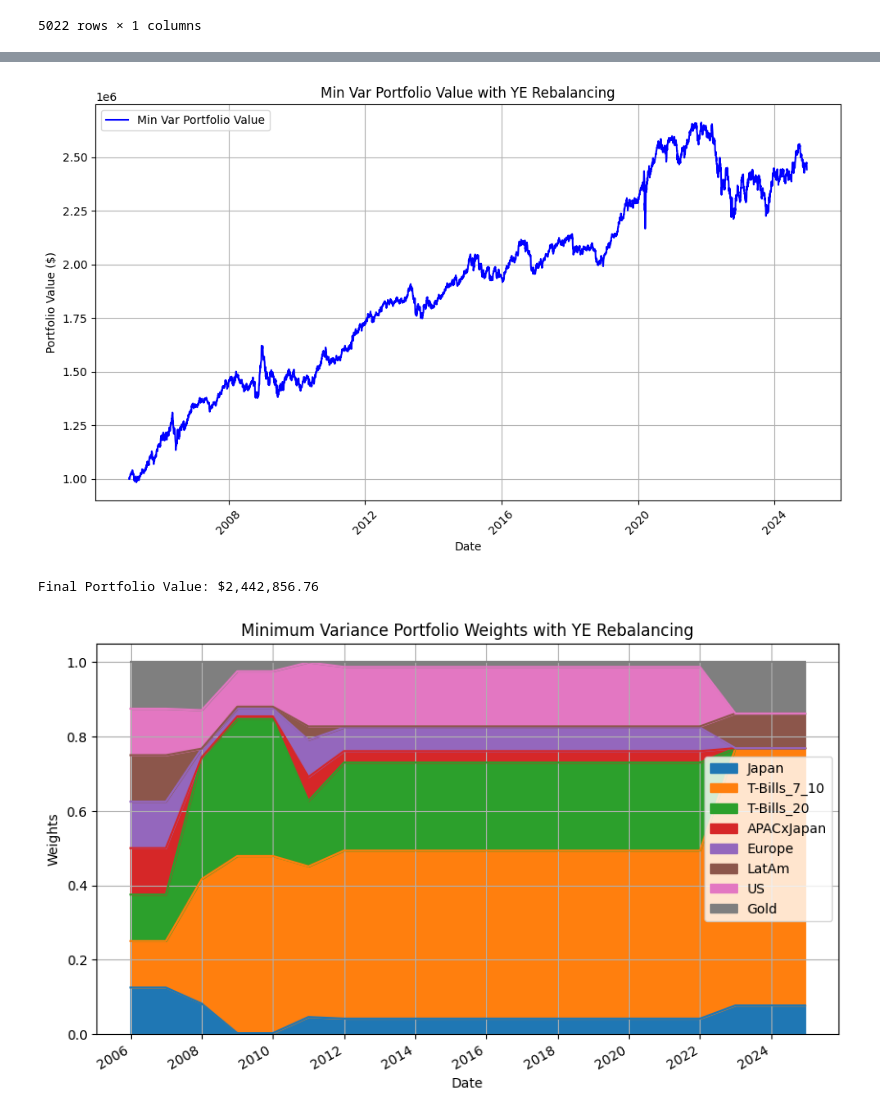
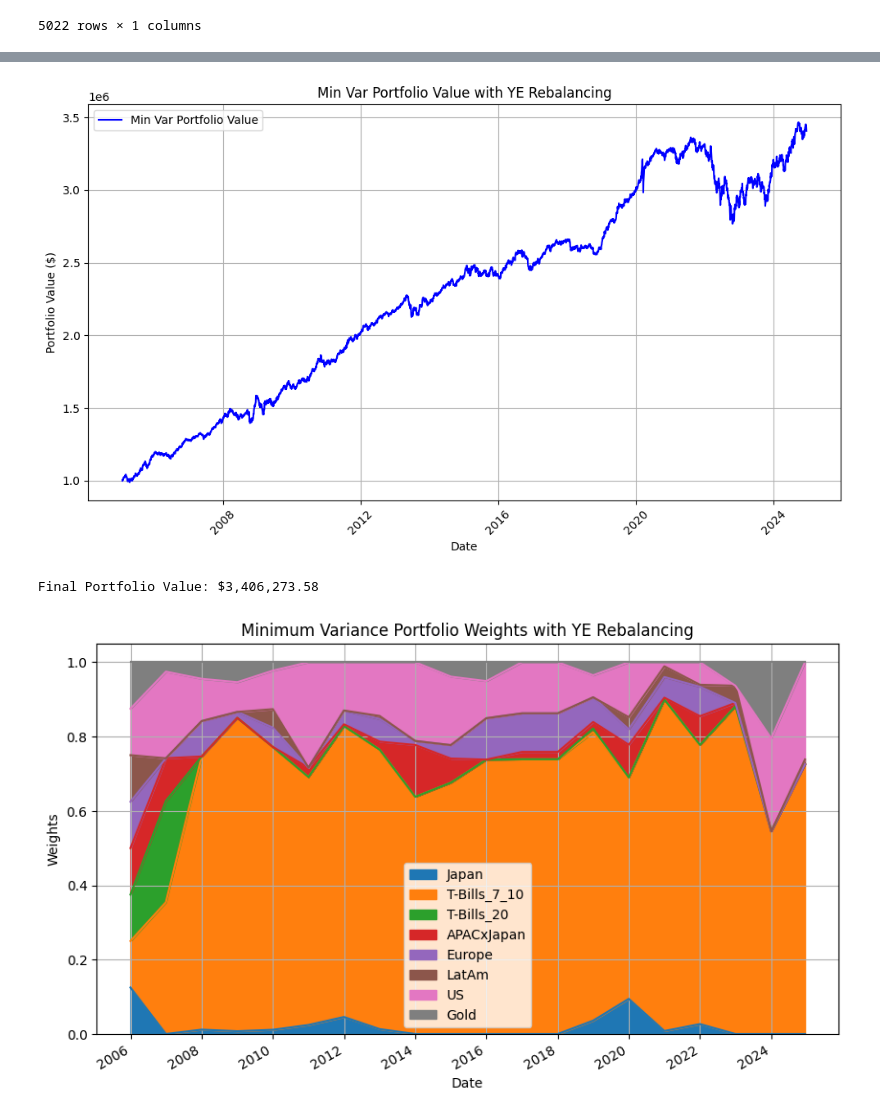
Before and after one commit to plaishev/asset_mgmt_seminar, a Jupyter notebook: Min_Var.ipynb, the cells around one changed output, grey strips where cells are left out. Drawn from its saved outputs; the diff is of its cells as text; code cells hidden in the pictures.

```diff
--- a/Min_Var.ipynb
+++ b/Min_Var.ipynb
@@ -91,7 +91,7 @@ def min_variance_optimizer(cov_matrix, w0, bounds, cons):
     #cons = ({'type': 'eq', 'fun': total_weight_constraint},)
     #bounds = [(0, 1) for _ in range(len(returns.columns))]
     # Use scipy's minimize function to find the weights that minimize the portfolio variance
-    res = minimize(calc_portfolio_variance, w0, args=(cov_matrix,), bounds=bounds, constraints=cons, method='SLSQP', options = {'ftol':1e-8}) #ftol is a very important variable, test!!!
+    res = minimize(calc_portfolio_variance, w0, args=(cov_matrix,), bounds=bounds, constraints=cons, method='SLSQP', options = {'ftol':1e-10}) #ftol is a very important variable, test!!!
     return res
 
 # Main function to calculate minimum variance portfolio over time
@@ -162,36 +162,36 @@ def min_variance_portfolio(returns, rebalance_frequency, initial_investment=1e6)
             portfolio_value.loc[today] = portfolio_value.loc[yesterday] * (1 + daily_ret)
 
     return portfolio_value, portfolio_weights
 
 #### Actual Fuction Call ####
 
 rebalance_frequency = 'YE'  # ME = monthly, QE = quarterly, YE = yearly
 portfolio_value, portfolio_weights = min_variance_portfolio(returns, rebalance_frequency)
 
 # Plot the portfolio value over time
 plt.figure(figsize=(10, 6))
 plt.plot(portfolio_value, label='Min Var Portfolio Value', color='blue')
 plt.title(f'Min Var Portfolio Value with {rebalance_frequency} Rebalancing')
 plt.xlabel('Date')
 plt.ylabel('Portfolio Value ($)')
 plt.legend()
 plt.grid(True)
 plt.xticks(rotation=45)
 plt.tight_layout()
 plt.show()
 print(f"Final Portfolio Value: ${portfolio_value.iloc[-1]:,.2f}")
 
 # Plot the portfolio weights over time
 portfolio_weights.plot(figsize=(10, 6), kind='area', stacked=True)
 plt.title(f'Minimum Variance Portfolio Weights with {rebalance_frequency} Rebalancing')
 plt.xlabel('Date')
 plt.ylabel('Weights')
 plt.grid(True)
 plt.show()
 # %% [output]
-[figure, old version]
+[figure, new version]
-Final Portfolio Value: $2,442,856.76
+Final Portfolio Value: $3,406,273.58
-[figure, old version]
+[figure, new version]
 # %%
 #### Min Var Portfolio Analytics #### ver 2.2
 
```
Also changed, not shown: parts of 2 cells of this notebook, 4 other files.
